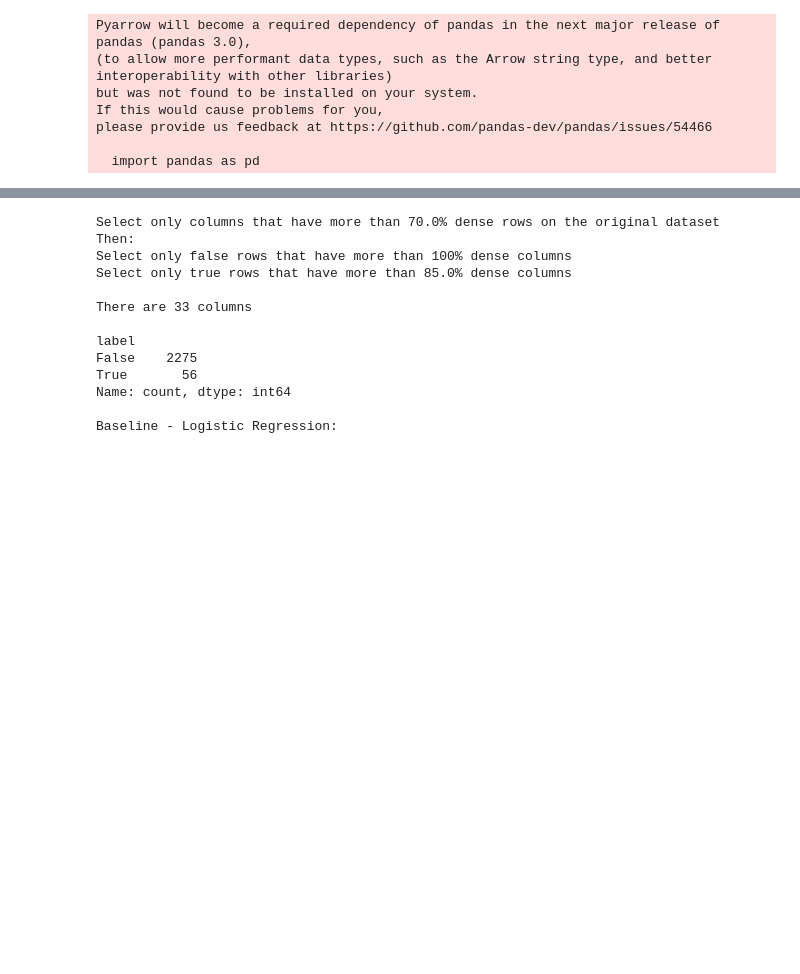
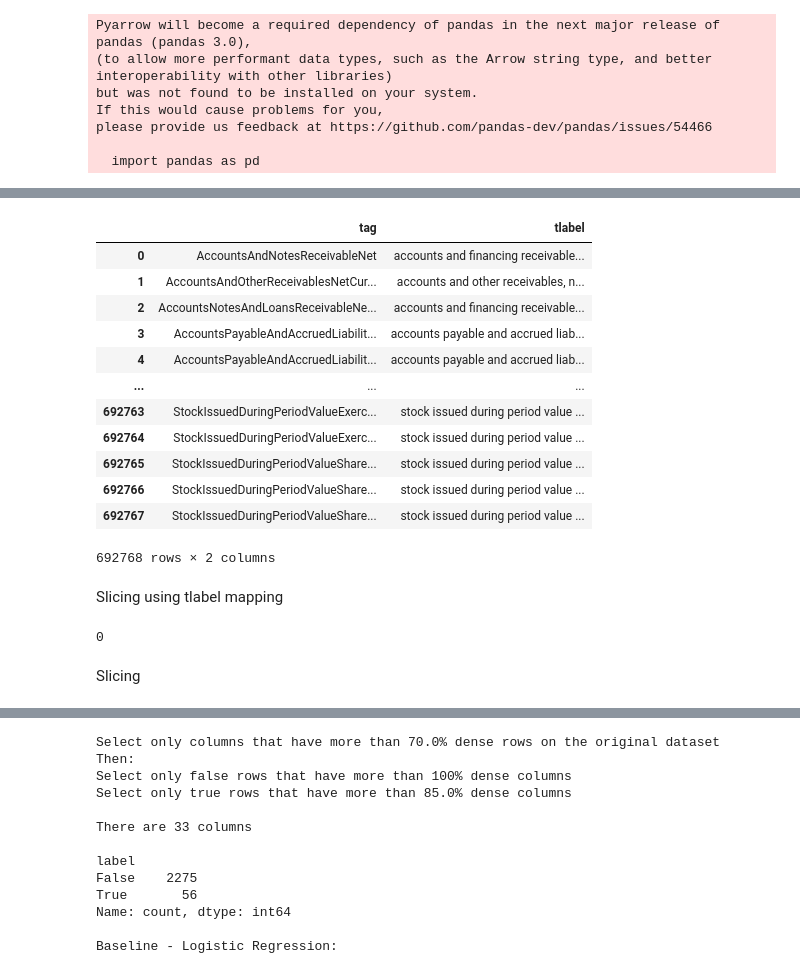
Before and after one commit to tejuuop/MABAD_for_bankruptcy_prediction, a Jupyter notebook: notebooks/eda.ipynb, the cells around one changed output, grey strips where cells are left out. Cells and saved outputs as stored; diff of their text form; code cells hidden in the pictures; blank space fills up the shorter version.

```diff
--- a/notebooks/eda.ipynb
+++ b/notebooks/eda.ipynb
@@ -47,0 +93,22 @@ Baseline - Logistic Regression:
+# %%
+df = tag_tlabel_mapping[['tag', 'tlabel']]
+df['tlabel'] = df['tlabel'].apply(lambda x: str(x).lower())
+tag_to_label = dict(zip(df['tag'], df['tlabel']))
+fins_cols = list(fins.columns)
+df_translated = fins.copy().rename(columns=tag_to_label)
+# %%
+df
+# %% [output]
+|  | tag | tlabel |
+| 0 | AccountsAndNotesReceivableNet | accounts and financing receivable... |
+| 1 | AccountsAndOtherReceivablesNetCur... | accounts and other receivables, n... |
+| 2 | AccountsNotesAndLoansReceivableNe... | accounts and financing receivable... |
+| 3 | AccountsPayableAndAccruedLiabilit... | accounts payable and accrued liab... |
+| 4 | AccountsPayableAndAccruedLiabilit... | accounts payable and accrued liab... |
+| ... | ... | ... |
+| 692763 | StockIssuedDuringPeriodValueExerc... | stock issued during period value ... |
+| 692764 | StockIssuedDuringPeriodValueExerc... | stock issued during period value ... |
+| 692765 | StockIssuedDuringPeriodValueShare... | stock issued during period value ... |
+| 692766 | StockIssuedDuringPeriodValueShare... | stock issued during period value ... |
+| 692767 | StockIssuedDuringPeriodValueShare... | stock issued during period value ... |
+692768 rows × 2 columns
@@ -47,0 +121,8 @@ Baseline - Logistic Regression:
+# %% [markdown]
+Slicing using tlabel mapping
+# %%
+df_translated.notna().sum().sum() - fins.notna().sum().sum()
+# %% [output]
+0
+# %% [markdown]
+Slicing
```
Also changed, not shown: parts of 13 cells of this notebook, 6 other files.
